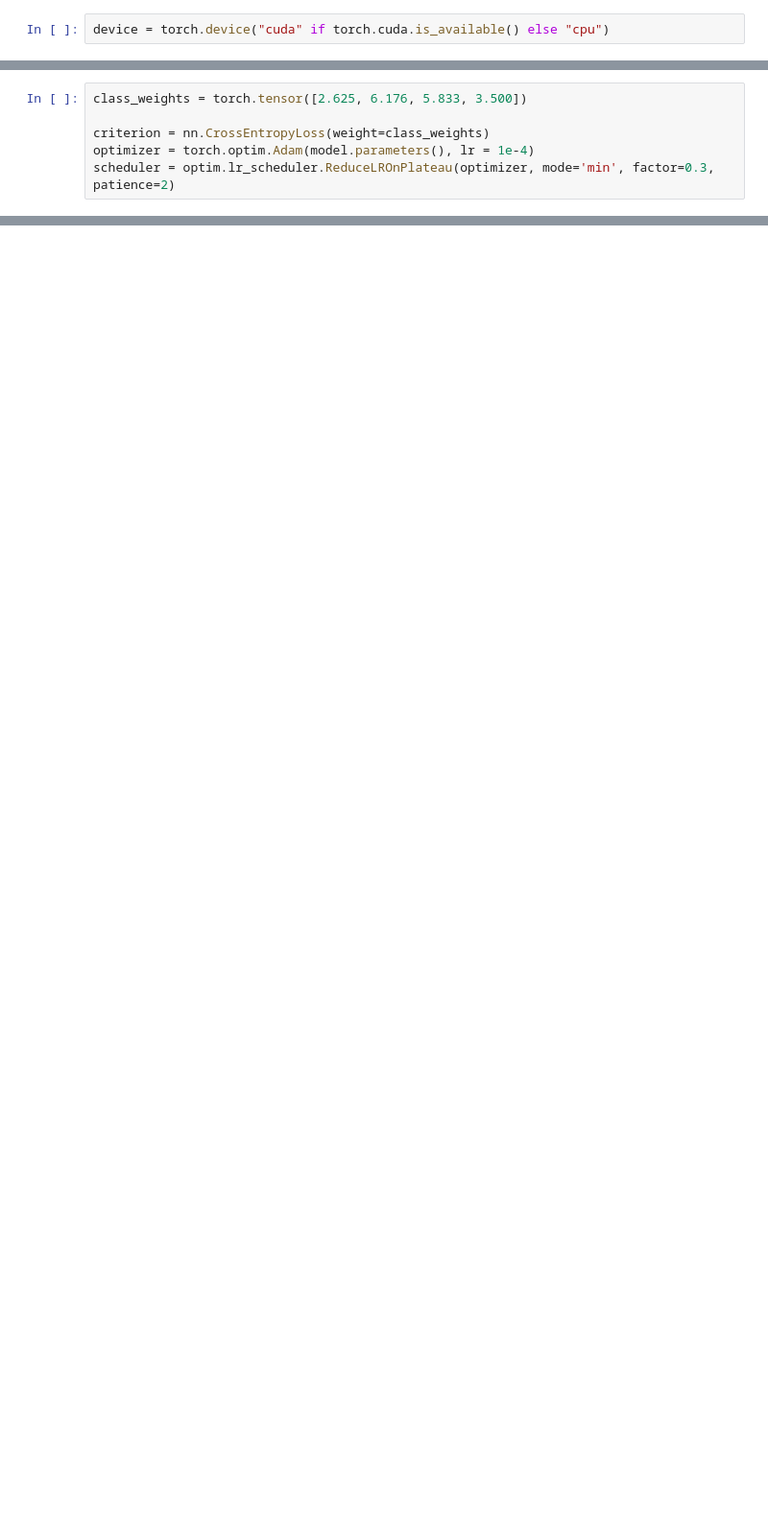
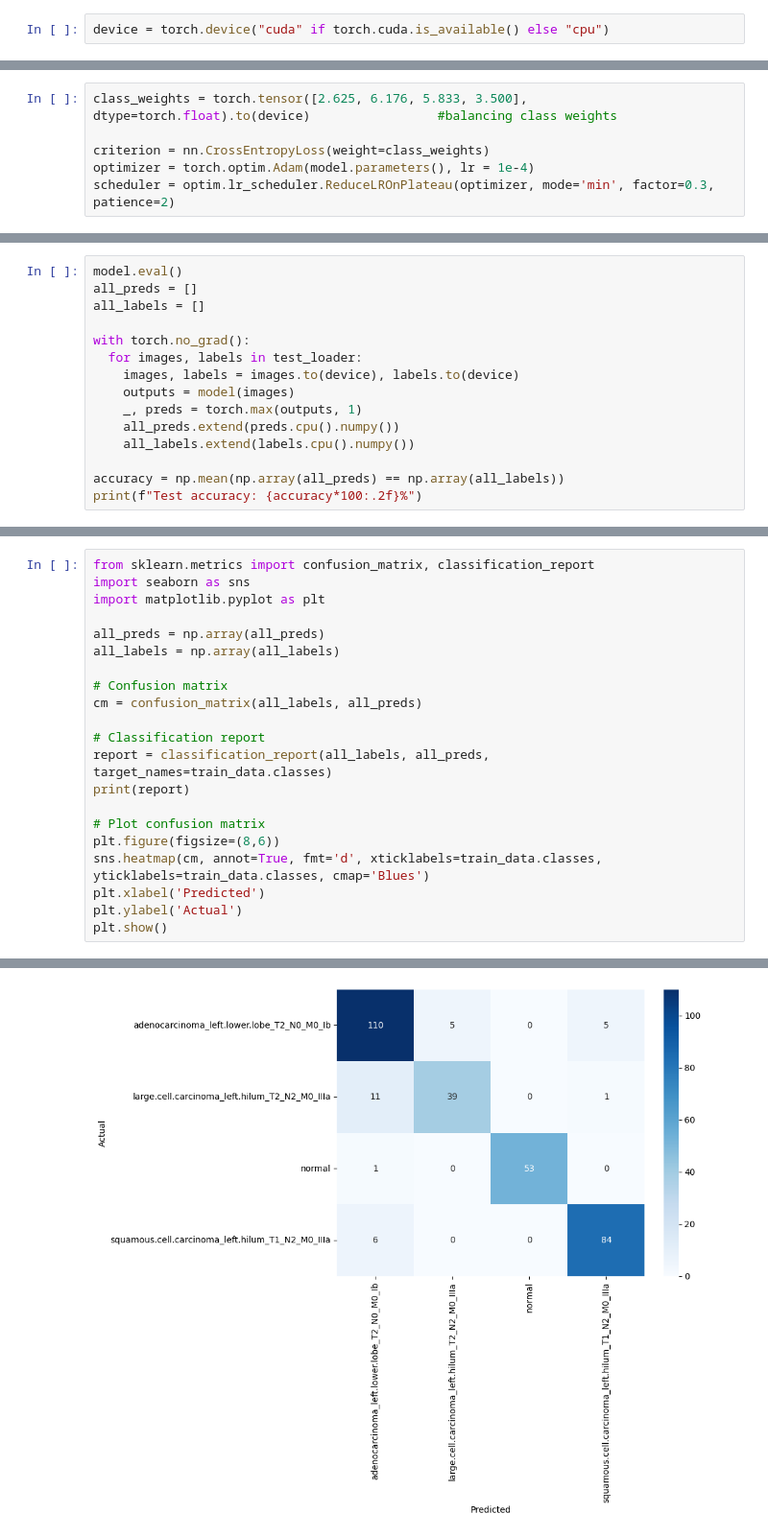
Before and after one commit to KushagraSinghog/CancerDetection, a Jupyter notebook: existing.ipynb, the cells around one changed output, grey strips where cells are left out. Shown: that part at 96% size. Cells and saved outputs as stored; diff of their text form; blank space fills up the shorter version.

```diff
--- a/existing.ipynb
+++ b/existing.ipynb
@@ -68,7 +88,7 @@ model.classifier = nn.Linear(num_ftrs, num_classes)
 
 model = model.to(device)
 # %%
-class_weights = torch.tensor([2.625, 6.176, 5.833, 3.500])
+class_weights = torch.tensor([2.625, 6.176, 5.833, 3.500], dtype=torch.float).to(device)                 #balancing class weights
 
 criterion = nn.CrossEntropyLoss(weight=class_weights)
 optimizer = torch.optim.Adam(model.parameters(), lr = 1e-4)
@@ -144,0 +173,15 @@ Epoch: [20/20]     training loss: 0.0201     training accuracy: 99.84%     valid
+# %%
+model.eval()
+all_preds = []
+all_labels = []
+
+with torch.no_grad():
+  for images, labels in test_loader:
+    images, labels = images.to(device), labels.to(device)
+    outputs = model(images)
+    _, preds = torch.max(outputs, 1)
+    all_preds.extend(preds.cpu().numpy())
+    all_labels.extend(labels.cpu().numpy())
+
+accuracy = np.mean(np.array(all_preds) == np.array(all_labels))
+print(f"Test accuracy: {accuracy*100:.2f}%")
@@ -144,0 +190,22 @@ Epoch: [20/20]     training loss: 0.0201     training accuracy: 99.84%     valid
+# %%
+from sklearn.metrics import confusion_matrix, classification_report
+import seaborn as sns
+import matplotlib.pyplot as plt
+
+all_preds = np.array(all_preds)
+all_labels = np.array(all_labels)
+
+# Confusion matrix
+cm = confusion_matrix(all_labels, all_preds)
+
+# Classification report
+report = classification_report(all_labels, all_preds, target_names=train_data.classes)
+print(report)
+
+# Plot confusion matrix
+plt.figure(figsize=(8,6))
+sns.heatmap(cm, annot=True, fmt='d', xticklabels=train_data.classes, yticklabels=train_data.classes, cmap='Blues')
+plt.xlabel('Predicted')
+plt.ylabel('Actual')
+plt.show()
+# %% [output]
@@ -144,0 +222 @@ Epoch: [20/20]     training loss: 0.0201     training accuracy: 99.84%     valid
+[figure, added]
```
Also changed, not shown: parts of 14 cells of this notebook.
